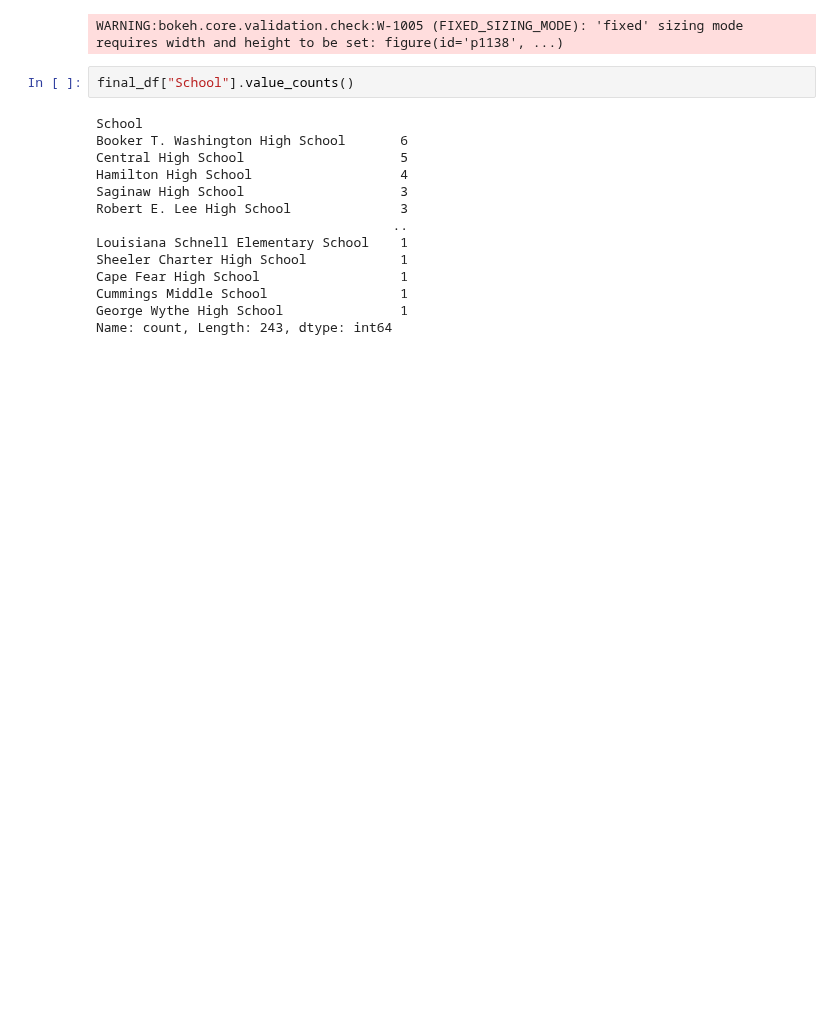
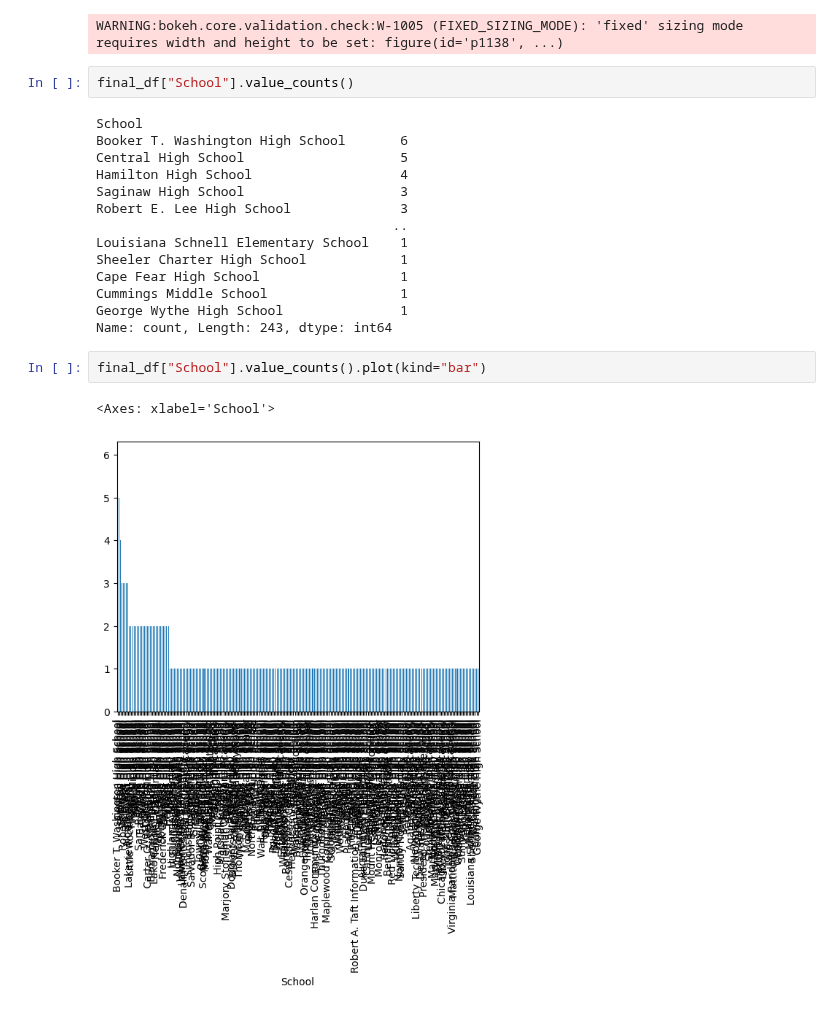
Before and after one commit to LeviEzra1/Project1_team4, a Jupyter notebook: jayce/map_plot.ipynb, the cells around one changed output. Drawn from its saved outputs; the diff is of its cells as text; blank space fills up the shorter version.

```diff
--- a/jayce/map_plot.ipynb
+++ b/jayce/map_plot.ipynb
@@ -61,3 +65,8 @@ Cape Fear High School                  1
 Cummings Middle School                 1
 George Wythe High School               1
 Name: count, Length: 243, dtype: int64
+# %%
+final_df["School"].value_counts().plot(kind="bar")
+# %% [output]
+<Axes: xlabel='School'>
+[figure, added]
```
Also changed, not shown: parts of 1 cell of this notebook, 2 other files.
